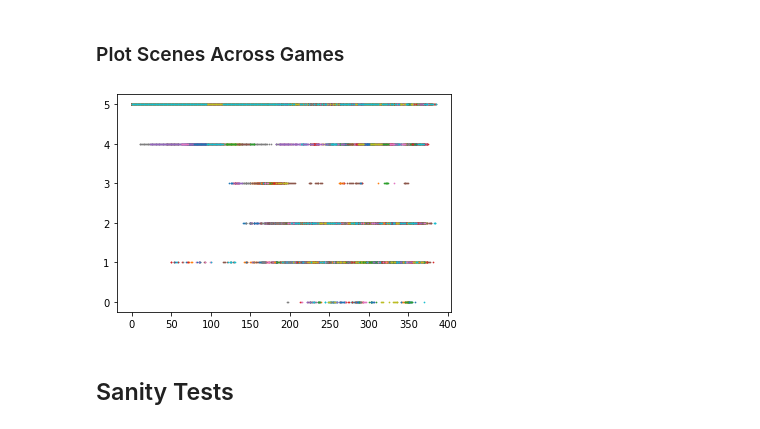
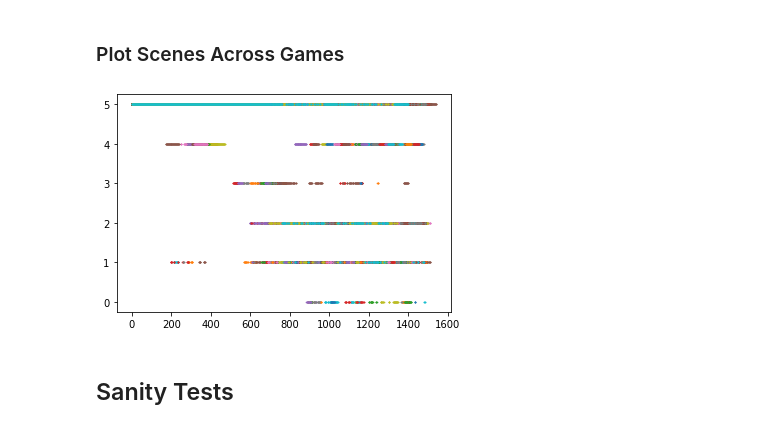
Before and after one commit to MiscellaneousStuff/tlol-ml, a Jupyter notebook: sanity_test.ipynb, the cells around one changed output. Drawn from its saved outputs; the diff is of its cells as text; code cells hidden in the pictures.

```diff
--- a/sanity_test.ipynb
+++ b/sanity_test.ipynb
@@ -4,7 +4,9 @@
 ## Load Dataset
 # %%
 from tlol.datasets.replay_dataset import *
-dataset = TLoLReplayDataset("./full_db")
+dataset = TLoLReplayDataset(
+    "./full_db",
+    obs_per_scene=4)
 # %%
 dataset[0]["raw"]["time"]
 # %% [output]
@@ -380,6 +395,7 @@ def identify_row(row):
 # %% [markdown]
 ### Identify Scenes
 # %%
+"""
 def identify_rows(rows, i, j):
     data = rows[i:j]
     if Scene.PUSH_TURRET in data:
@@ -397,7 +413,7 @@ def identify_rows(rows, i, j):
 
 OBS_PER_SCENE = 4
 
-scenes = []
+scene_dfs   = []
 
 def get_scenes(data):
     cur_acts   = data["act"]
@@ -409,12 +425,21 @@ def get_scenes(data):
     # windowed scenes
     scenes_s   = list(scenes_obs)
     scenes_win = [identify_rows(scenes_s, i*OBS_PER_SCENE, (i+1)*OBS_PER_SCENE)
-                for i in range(0, int(math.ceil(len(scenes_s) / OBS_PER_SCENE)))]
+                  for i in range(0, int(math.ceil(len(scenes_s) / OBS_PER_SCENE)))]
 
     return scenes_win
 
 # for i in range(0, 100):
-for i in range(0, 400):
-    print(i)
-    scenes.append(get_scenes(dataset[i]))
+for i in range(0, 1):
+    cur_scenes = get_scenes(dataset[i])
+    scene_idxs = list(range(len(cur_scenes)))
+    data = {
+        "scene_idxs": scene_idxs * OBS_PER_SCENE,
+        "scene": cur_scenes * OBS_PER_SCENE
+    }
+    cur_scene_df = pd.DataFrame(data=data)
+    scene_dfs.append(cur_scene_df)
+
+scene_dfs[0]
+"""
 # %% [output]
@@ -440,12 +449,12 @@ for i in range(0, 400):
 # %%
 # plt.rcParams["figure.figsize"] = (40,20)
 plt.rcParams["figure.figsize"] = (6,4)
-nums = [[int(s) for s in s_s]
-        for s_s in scenes]
-for lst in nums[0:200]:
-    plt.scatter(list(range(len(lst))), lst, s=0.5)
+for i in range(100): # 10
+    cur_scenes = dataset[i]["scenes"]
+    scatter = plt.scatter(list(range(cur_scenes.shape[0])), cur_scenes["scene"], s=0.5)
+# plt.gca().invert_yaxis()
 # %% [output]
-[figure, old version]
+[figure, new version]
 # %% [markdown]
 ## Sanity Tests
 # %% [markdown]
```
Also changed, not shown: parts of 8 cells of this notebook, 2 other files.
